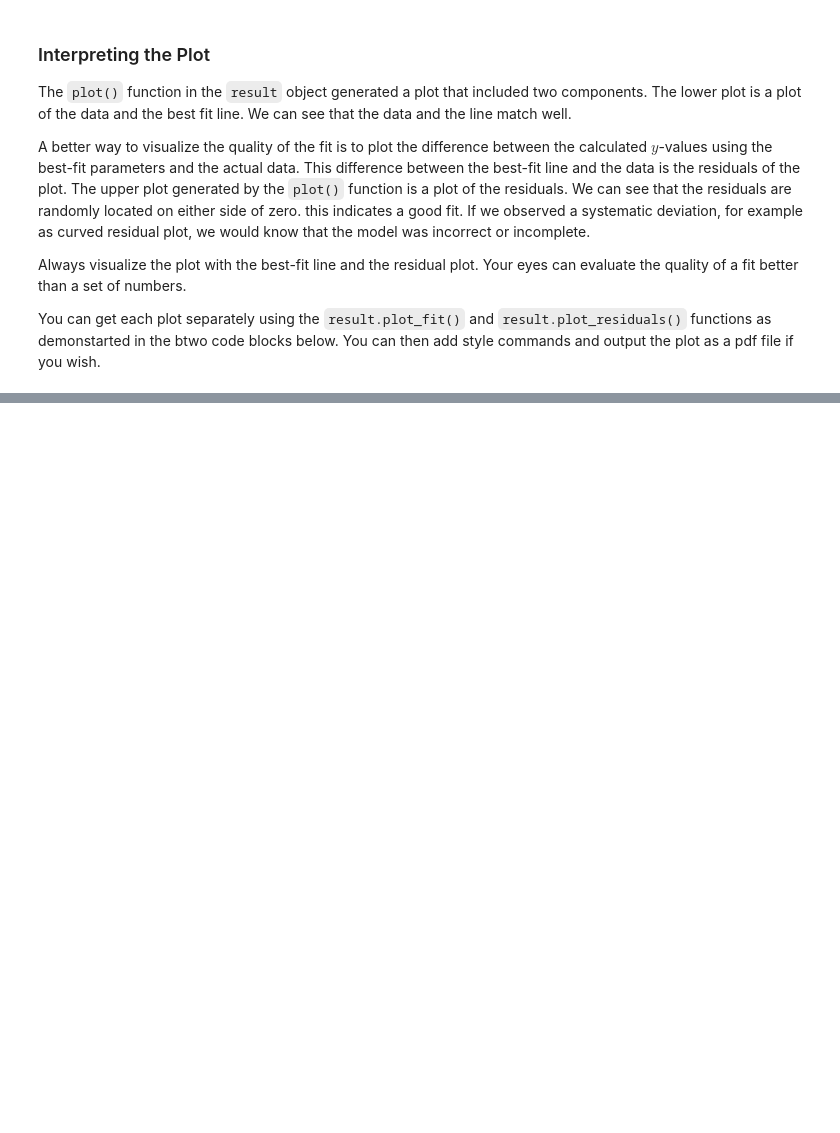
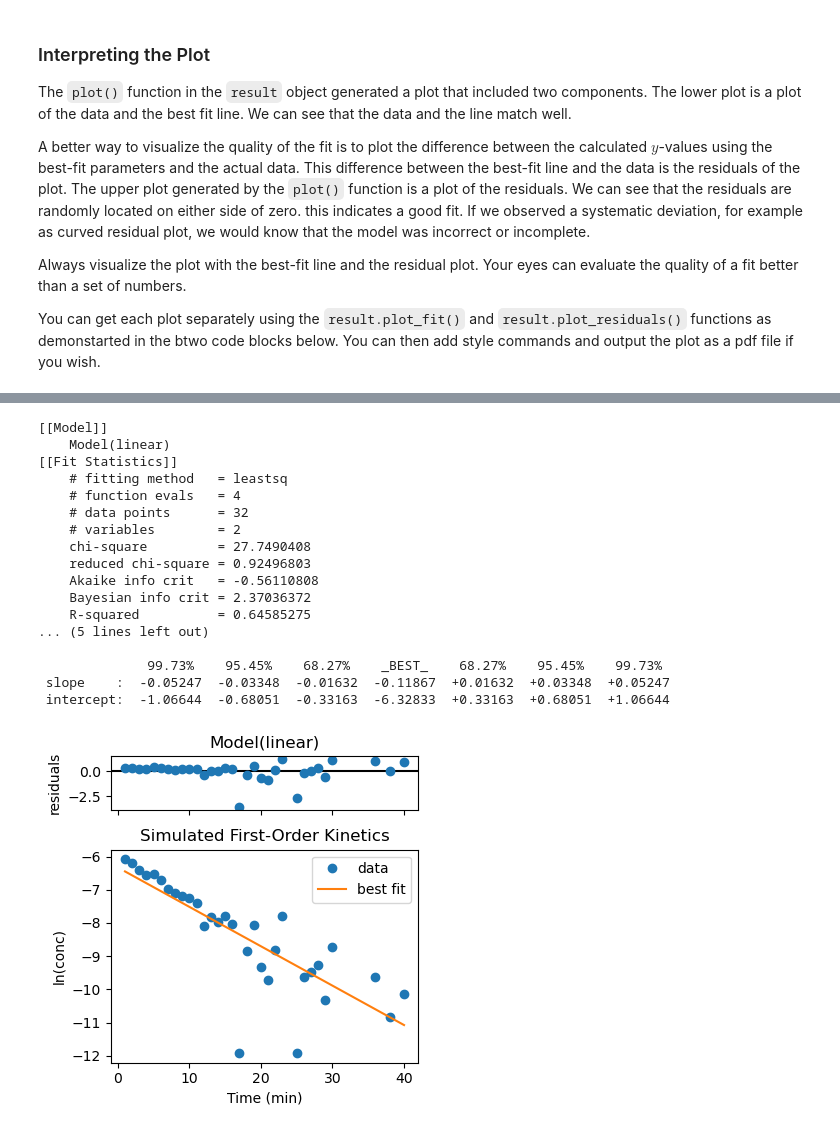
Before and after one commit to blinkletter/4410WebBook2026, a Jupyter notebook: book/notebooks/M11_Plot_Recommendations/01_SimplePlots.ipynb, the cells around one changed output, grey strips where cells are left out. Drawn from its saved outputs; the diff is of its cells as text; code cells hidden in the pictures; blank space fills up the shorter version.

```diff
--- a/book/notebooks/M11_Plot_Recommendations/01_SimplePlots.ipynb
+++ b/book/notebooks/M11_Plot_Recommendations/01_SimplePlots.ipynb
@@ -519,0 +570,78 @@ plt.show()
+# %%
+import numpy as np
+import matplotlib.pyplot as plt
+import lmfit
+
+epsilon = 300               # molar absorptivity in L mole^-1
+
+df_positive["conc_molar"] = df_positive["Abs_obs"] / epsilon
+df_positive["ln_conc"] = np.log(df_positive["conc_molar"])
+
+# Example data
+x2 = df_positive["Time_min"]         # select x and y data
+y2 = df_positive["ln_conc"]
+
+# Create model
+model = lmfit.models.LinearModel()    # create an 'object' called 'model' that is a wrapper for the lmfit.models.LinearModel() function
+
+# Create initial parameter estimates
+params = model.guess(y2, x=x2)          # create the parameter list. The `guess` method will handle everything automatically
+                                      # with the LinearModel model, the parameters will be 'slope' and 'intercept'
+                                      # note: 'guess' is only available for built-in models like 'LinearModel'
+# Fit
+result2 = model.fit(y2, params, x=x2)    # optimize the parameters created above (slope & intercept) to achieve a best fit of calculated y values to real y values for each x value
+                                      # the 'result' object contains all the statistical results
+# Display results
+print(result2.fit_report())            # print out the 'fit_report' that is contained in the 'result' object
+print()
+print(result2.ci_report())
+
+# Plot Results
+result2.plot()
+
+# Style the plot
+
+plt.xlabel("Time (min)")                      # label the axes
+plt.ylabel("ln(conc)")
+plt.title("Simulated First-Order Kinetics")   # add a title to the plot
+#plt.legend()                                 # display a legend on plot
+plt.tight_layout()                            # ensures that the x and y labels are not cut off by the edges
+
+plt.savefig("plot5.pdf")
+plt.show()
+
+parvals = [result.params['slope'].value,        # get the nominal value (no error included) for each parameter
+           result.params['intercept'].value]
+
+cov = result.covar                              # get the covariance matrix, which contains information about the standard errors and correlations
+
+slope_u, intercept_u = correlated_values(parvals, cov) # combine values and the covariance matrix to generate correlated ufloat objects for the parameters
+conc_0 = unp.exp(intercept_u)                   # use the exponential function from the Uncertainties package to perform calculations on u_floats with correct error propagation
+
+
+
+
+print(f"The rate constant is {-slope_u:0.4f} min^-1 (1 sigma)") # I am using f-strings to print the numbers withing a text string. Google it or ask CoPilot.
+print(f"The initial conc is {conc_0:0.5f} moles/L (1 sigma)")
+print()
+print(f"The rate constant used to generate the data is exactly {k:0.3f} min^-1")
+print(f"The initial conc used to generate the data is exactly {A0/epsilon:0.5f} moles/L")
+# %% [output]
+[[Model]]
+    Model(linear)
+[[Fit Statistics]]
+    # fitting method   = leastsq
+    # function evals   = 4
+    # data points      = 32
+    # variables        = 2
+    chi-square         = 27.7490408
+    reduced chi-square = 0.92496803
+    Akaike info crit   = -0.56110808
+    Bayesian info crit = 2.37036372
+    R-squared          = 0.64585275
+... (5 lines left out)
+
+              99.73%    95.45%    68.27%    _BEST_    68.27%    95.45%    99.73%
+ slope    :  -0.05247  -0.03348  -0.01632  -0.11867  +0.01632  +0.03348  +0.05247
+ intercept:  -1.06644  -0.68051  -0.33163  -6.32833  +0.33163  +0.68051  +1.06644
+[figure, added]
```
Also changed, not shown: parts of 19 cells of this notebook, 11 other files.
